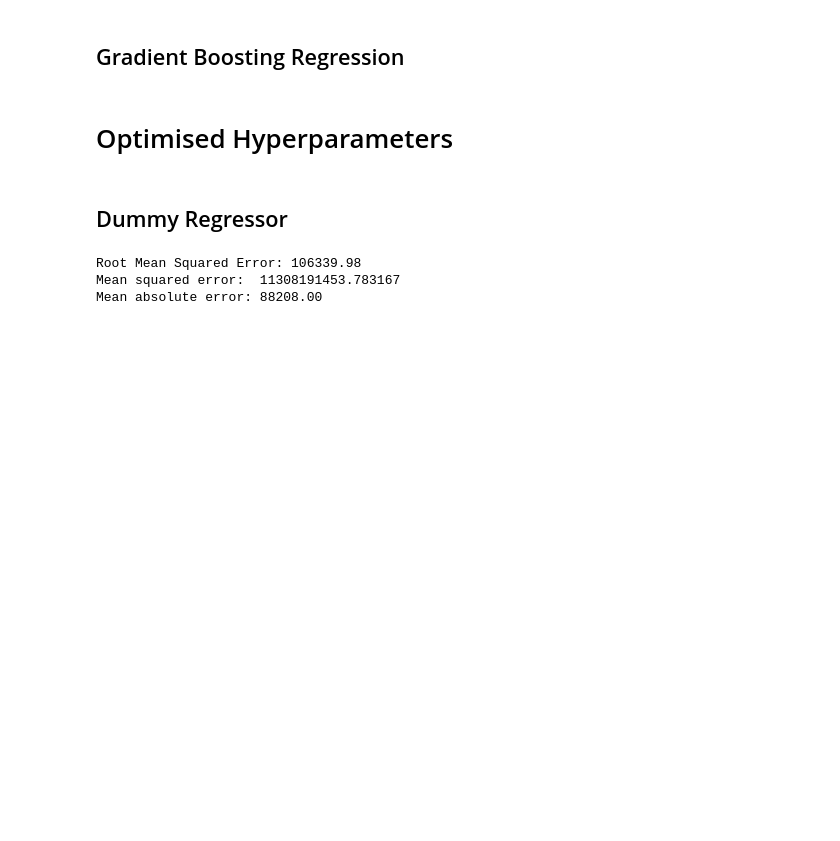
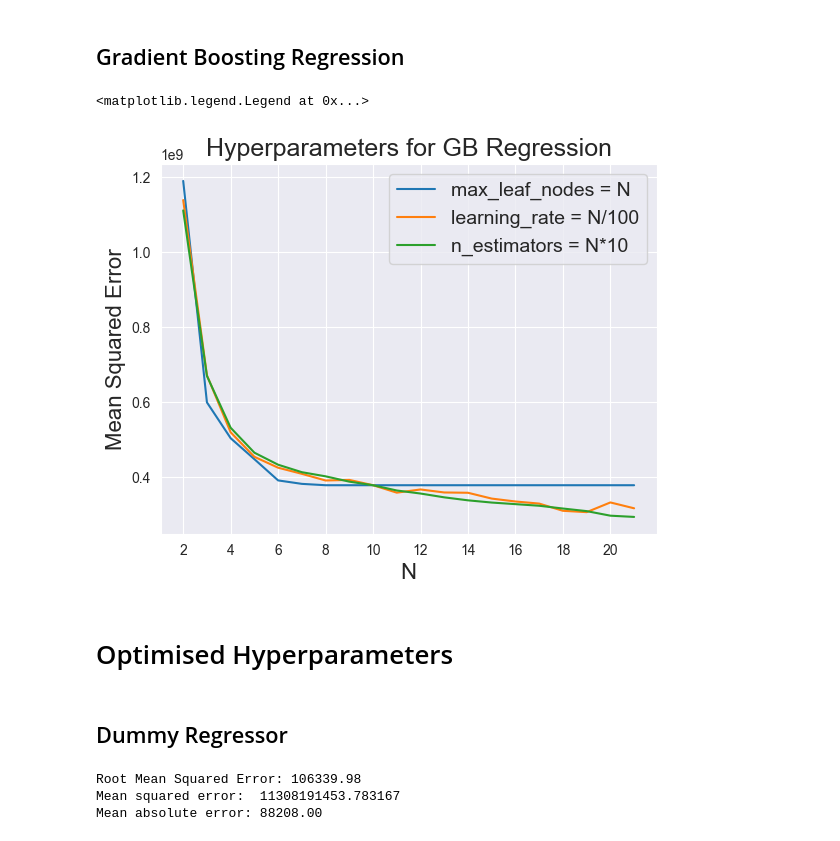
Before and after one commit to MJ-Peters/INAI-Property-Value-Prediction-Coursework, a Jupyter notebook: Coursework Question One.ipynb, the cells around one changed output. Cells and saved outputs as stored; diff of their text form; code cells hidden in the pictures; blank space fills up the shorter version.

```diff
--- a/Coursework Question One.ipynb
+++ b/Coursework Question One.ipynb
@@ -176,3 +193,37 @@ plt.show()
+# %%
+# Testing the effect of n estimators
+n_estimators = [(i*10) for i in range(2, 22)]
+ms_errors_3 = []
+
+for i in n_estimators:
+    # Creating the tree regressor object
+    GB_HP = GradientBoostingRegressor(n_estimators=i)
+
+    # Fitting the tree regressor to the training data
+    GB_HP.fit(x_train, y_train)
+
+    # Making predictions on the test data
+    GB_HP_y_pred = GB_HP.predict(x_test)
+
+    # Evaluating the model using mean squared error and root mean squared error
+    GB_HP_mse = mean_squared_error(y_test, GB_HP_y_pred)
+    ms_errors_3.append(GB_HP_mse)
+# %%
+# Plotting the test data
+ms_errors = pd.DataFrame({"max_leaf_nodes": ms_errors_1, "learning_rate": ms_errors_2, "n_estimators": ms_errors_3}, index=range(2, 22))
+
+plt.plot(ms_errors)
+
+plt.title("Hyperparameters for GB Regression", fontsize=18)
+plt.xlabel("N", fontsize=16)
+plt.xticks(ms_errors.index[::2])
+plt.ylabel("Mean Squared Error", fontsize=16)
+
+legend_labels = [f"{ms_errors.columns[0]} = N", f"{ms_errors.columns[1]} = N/100", f"{ms_errors.columns[2]} = N*10"]
+plt.legend(labels=legend_labels, fontsize=14)
+# %% [output]
+<matplotlib.legend.Legend at 0x...>
+[figure, added]
 # %% [markdown]
 # Optimised Hyperparameters
 # %% [markdown]
```
Also changed, not shown: parts of 7 cells of this notebook.
